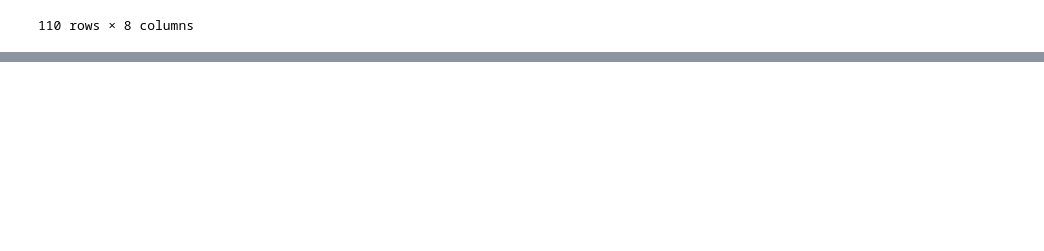
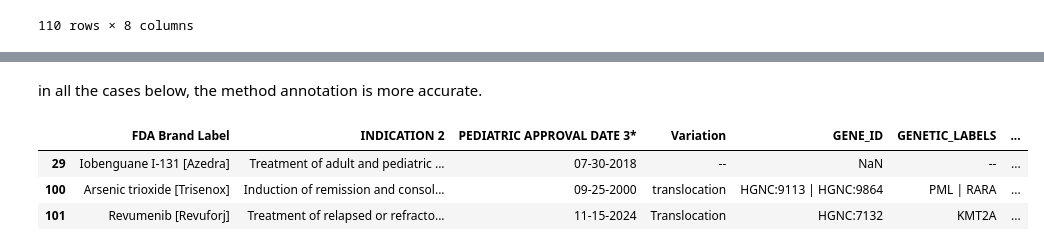
Before and after one commit to cancervariants/metakb, a Jupyter notebook: server/src/metakb/harvesters/poda_dev_sandbox.ipynb, the cells around one changed output, grey strips where cells are left out. Drawn from its saved outputs; the diff is of its cells as text; code cells hidden in the pictures; blank space fills up the shorter version.

```diff
--- a/server/src/metakb/harvesters/poda_dev_sandbox.ipynb
+++ b/server/src/metakb/harvesters/poda_dev_sandbox.ipynb
@@ -134,0 +160,13 @@ else:
+# %% [markdown]
+in all the cases below, the method annotation is more accurate.
+# %%
+mismatched_rows = annotated_with_matches_df[
+    (annotated_with_matches_df["DISEASE_ID"] != annotated_with_matches_df["method_ID"]) &
+    (annotated_with_matches_df["method_ID"].notna())
+]
+mismatched_rows
+# %% [output]
+|  | FDA Brand Label | INDICATION 2 | PEDIATRIC APPROVAL DATE 3* | Variation | GENE_ID | GENETIC_LABELS | ... |
+| 29 | Iobenguane I-131 [Azedra] | Treatment of adult and pediatric ... | 07-30-2018 | -- | NaN | -- | ... |
+| 100 | Arsenic trioxide [Trisenox] | Induction of remission and consol... | 09-25-2000 | translocation | HGNC:9113 | HGNC:9864 | PML | RARA | ... |
+| 101 | Revumenib [Revuforj] | Treatment of relapsed or refracto... | 11-15-2024 | Translocation | HGNC:7132 | KMT2A | ... |
```
Also changed, not shown: parts of 17 cells of this notebook.
